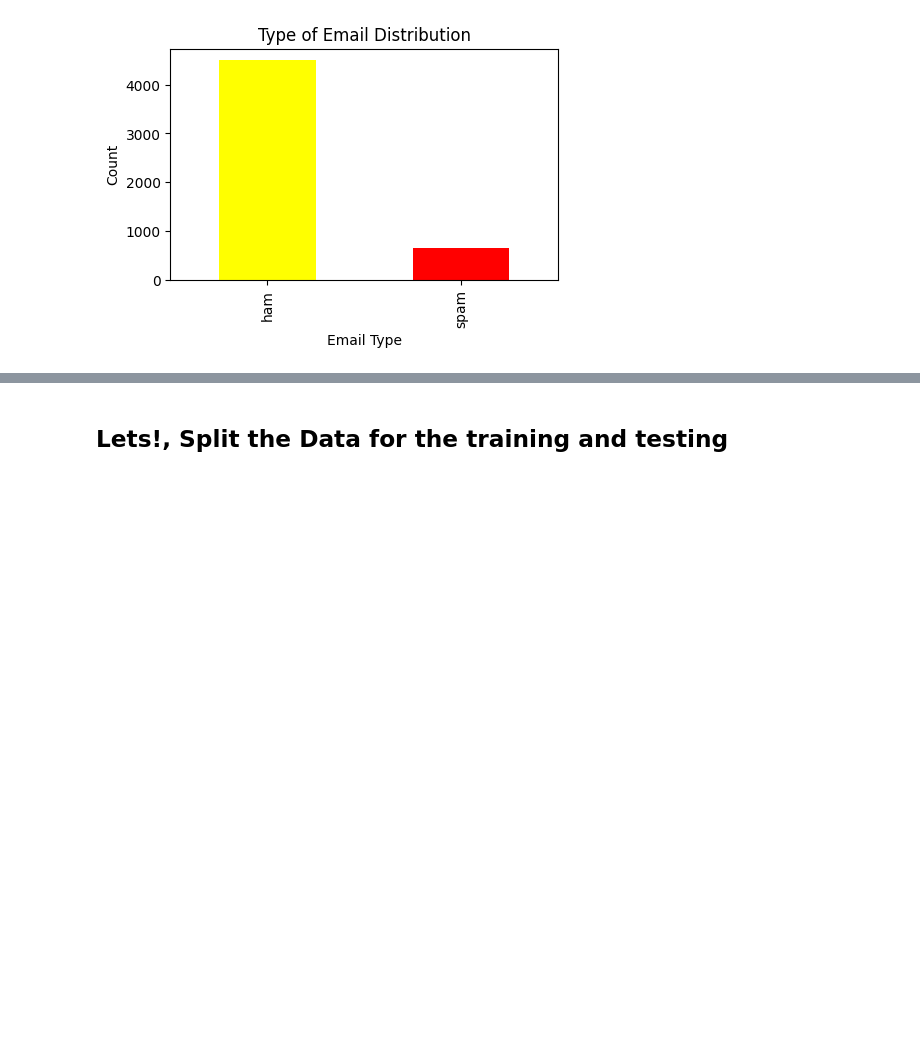
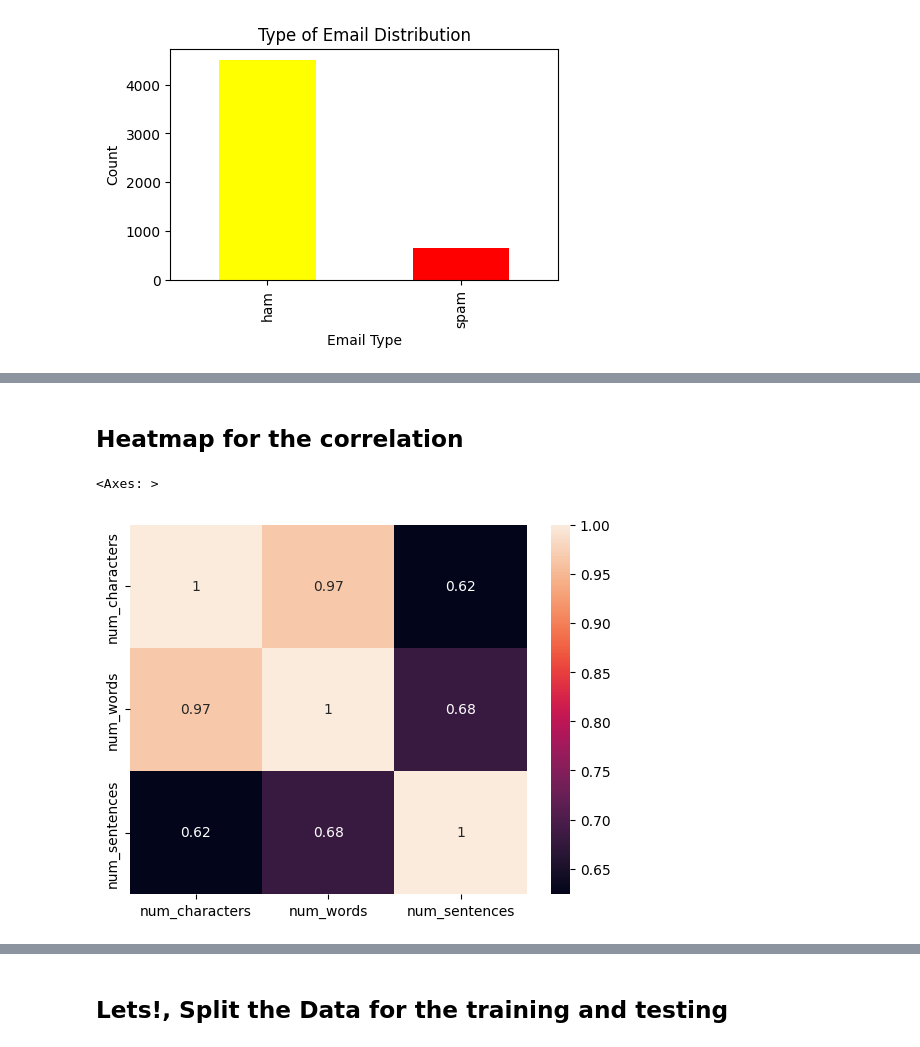
Before and after one commit to FaizaAli-DS/Spam_SMS-Email_Detection_CodSoft-_T1, a Jupyter notebook: Spam_SMS_Detection_CodSoft__T2.ipynb, the cells around one changed output, grey strips where cells are left out. Cells and saved outputs as stored; diff of their text form; code cells hidden in the pictures; blank space fills up the shorter version.

```diff
--- a/Spam_SMS_Detection_CodSoft__T2.ipynb
+++ b/Spam_SMS_Detection_CodSoft__T2.ipynb
@@ -132,0 +277,7 @@ plt.show()
+# %% [markdown]
+## Heatmap for the correlation
+# %%
+sns.heatmap(train_data.corr(),annot=True)
+# %% [output]
+<Axes: >
+[figure, added]
```
Also changed, not shown: parts of 76 cells of this notebook.
